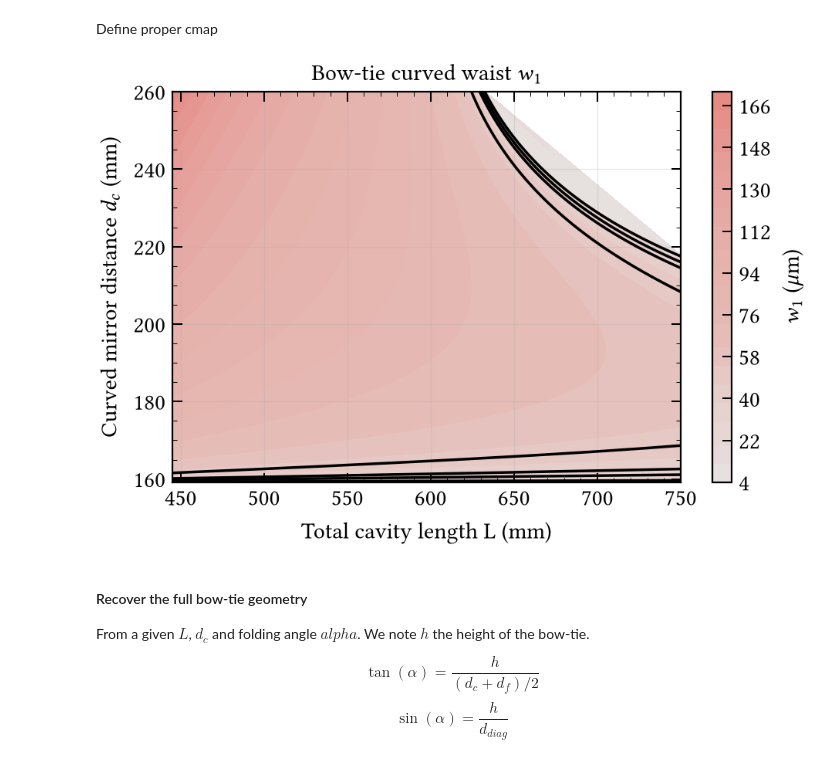
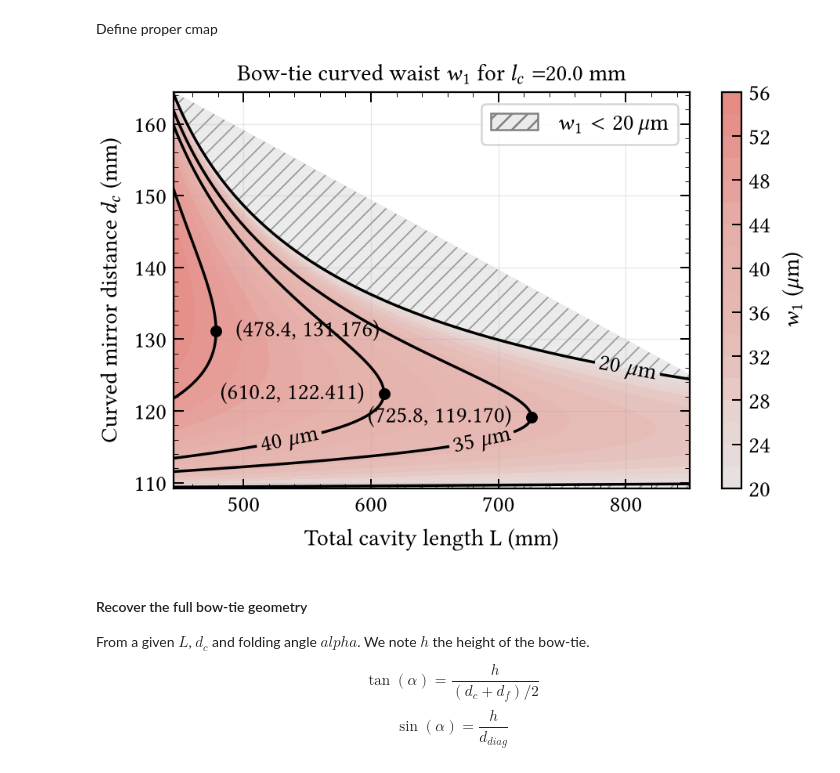
Before and after one commit to eq15t-panda/PANDASimulation, a Jupyter notebook: cavity/cavity.ipynb, the cells around one changed output. Saved outputs shown, nothing was run; the diff lists cells and outputs as text; code cells hidden in the pictures.

Commit message:
Added visual cutoff below given waist value for too little waists which experimentally are not realistic.

```diff
--- a/cavity/cavity.ipynb
+++ b/cavity/cavity.ipynb
@@ -266,8 +268,8 @@ index = 1.84
 # roc1 = 100e-3  # 100 mm
 # roc2 = 100e-3  # 100 mm
 
-roc1 = 150e-3  # 100 mm
-roc2 = 150e-3  # 100 mm
+roc1 = 100e-3
+roc2 = roc1
 
 f1 = roc1 / 2
 f2 = roc2 / 2
@@ -280,7 +282,7 @@ start, stop = valid_lengths[i][0] * 1e3, valid_lengths[i][-1] * 1e3
 # %% [markdown]
 **Manual selection**
 # %%
-start, stop = 445, 750
+start, stop = 445, 850
 # %%
 print("start: ", start, "stop: ", stop)
 # %% [output]
@@ -533,7 +535,7 @@ vmax_rd = z.min()
 cmap = ListedColormap(custom_red_light(np.linspace(0, 1, n_colors)))
 # %%
 # --- choose the visual cutoff (add near your other parameters) ---
-visual_cutoff = 0  # µm
+visual_cutoff = 20  # µm below 20 microns the value of waist becomes irrelevant as it is too small to be useful in practice
 # %%
 # Desired flat mirror distance range
 range_df = (140, 200)  # mm
@@ -544,7 +546,51 @@ fig, ax = plt.subplots()
 
 # Discretion filled contour
 inc = 2.0
-levels_fill = np.arange(z.min(), z.max() + inc, inc)
+# levels_fill = np.arange(z.min(), z.max() + inc, inc)
+#
+# cf = ax.tricontourf(
+#     tri,
+#     z_plot,
+#     levels=levels_fill,
+#     cmap=cmap
+# )
+
+# Only consider actual stable/calculated values
+if np.ma.isMaskedArray(z_plot):
+    z_valid = z_plot.compressed()
+else:
+    z_valid = z_plot[np.isfinite(z_plot)]
+
+zmax = z_valid.max()
+zmin = z_valid.min()
+
+
+# ------------------------------------------------------------
+# Region below experimental / useful resolution
+# ------------------------------------------------------------
+
+if zmin < visual_cutoff:
+    with rc_context({
+        "hatch.color": "0.6",
+        "hatch.linewidth": 0.7,
+    }):
+        ax.tricontourf(
+            tri,
+            z_plot,
+            levels=[zmin, visual_cutoff],
+            colors=["0.92"],
+            hatches=["///"],
+        )
+
+# ------------------------------------------------------------
+# Physically relevant waist values
+# ------------------------------------------------------------
+
+levels_fill = np.arange(
+    visual_cutoff,
+    zmax + inc,
+    inc
+)
 
 cf = ax.tricontourf(
     tri,
@@ -557,7 +603,7 @@ cbar = fig.colorbar(cf, ax=ax)
 cbar.set_label(r"$w_1$ ($\mu$m)")
 
 # Main contour lines
-levels = [25, 35, 40, 50]
+levels = [20, 35, 40, 50]
 
 CS = ax.tricontour(
     tri,
@@ -569,7 +615,7 @@ CS = ax.tricontour(
 
 ax.set_xlabel("Total cavity length L (mm)")
 ax.set_ylabel(r"Curved mirror distance $d_c$ (mm)")
-ax.set_title(r"Bow-tie curved waist $w_1$")
+ax.set_title(rf"Bow-tie curved waist $w_1$ for $l_c=${l_crystal*1e3} mm")
 ax.grid(alpha=0.3)
 
 # Robust clabel placement
@@ -687,34 +733,47 @@ for level, segs in zip(levels, CS.allsegs):
             ha=ha,
             va="center",
         )
         bbox = txt.get_window_extent(renderer=renderer)
         bbox_data = bbox.transformed(ax.transData.inverted())
         return txt, bbox_data
 
     # push further out (18 instead of 5) so the text clears the diverging branches
     push_pos = 10
     xoff, ha = (-push_pos, "right") if prefer_left else (push_pos, "left")
     txt, bbox_data = place(xoff, ha)
 
     if bbox_data.x1 > xmax or bbox_data.x0 < xmin:
         txt.remove()
         xoff, ha = (push_pos, "left") if ha == "right" else (-push_pos, "right")
         txt, bbox_data = place(xoff, ha)
 
 texts = ax.clabel(
     CS,
     inline=True,
     fmt=r"%d $\mu$m",
     manual=label_positions
 )
 
 for txt in texts:
     txt.set_color("black")
 
+cutoff_patch = Patch(
+    facecolor="0.92",
+    edgecolor="0.5",
+    hatch="///",
+    label=rf"$w_1 < {visual_cutoff}\,\mu$m"
+)
+
+ax.legend(
+    handles=[cutoff_patch],
+    loc="upper right",
+    frameon=True
+)
+
 # plt.tight_layout()
 plt.show()
 # %% [output]
-[figure, old version]
+[figure, new version]
 # %% [markdown]
 #### Recover the full bow-tie geometry
 
```
Also changed, not shown: parts of 6 cells of this notebook.
